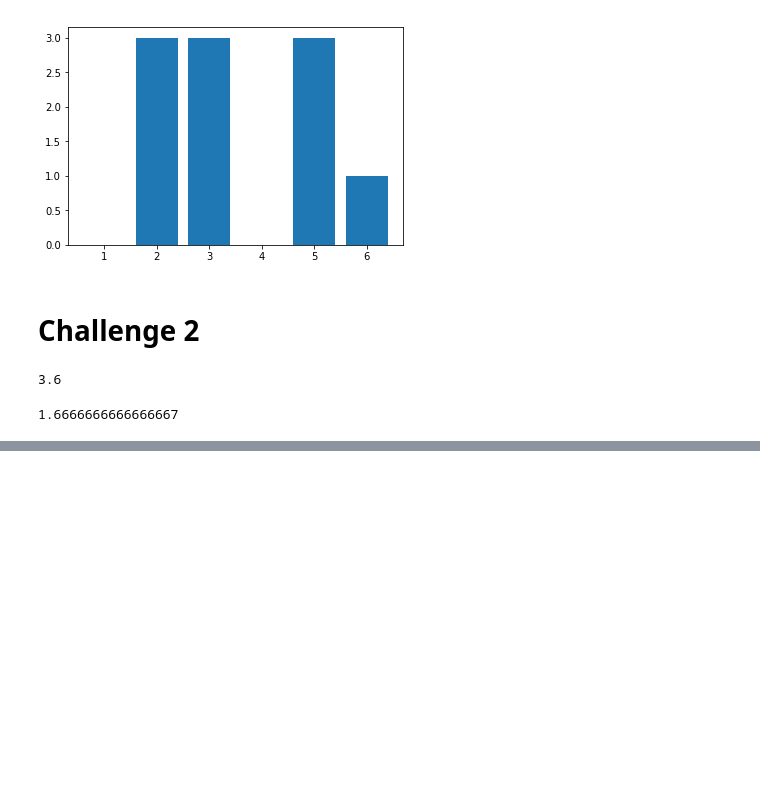
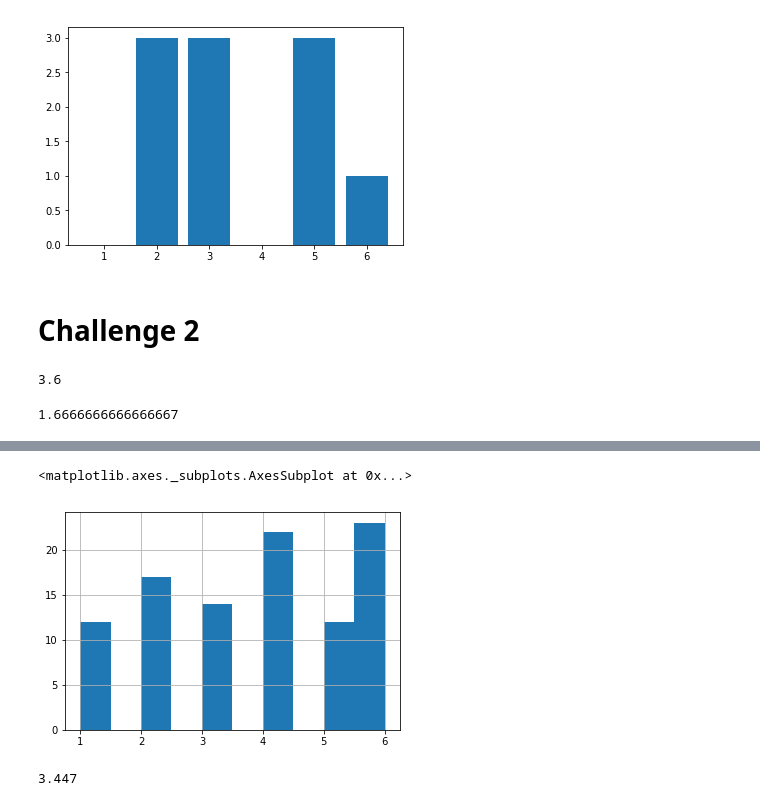
Before and after one commit to ta-data-bcn/descriptive-stats, a Jupyter notebook: main.ipynb, the cells around one changed output, grey strips where cells are left out. Drawn from its saved outputs; the diff is of its cells as text; code cells hidden in the pictures; blank space fills up the shorter version.

```diff
--- a/main.ipynb
+++ b/main.ipynb
@@ -103,0 +93,5 @@ quartiles(results)
+# %%
+roll_hundred['value'].sort_values().hist()
+# %% [output]
+<matplotlib.axes._subplots.AxesSubplot at 0x...>
+[figure, added]
@@ -103,0 +100,4 @@ quartiles(results)
+# %%
+mean(roll_thousand)
+# %% [output]
+3.447
```
Also changed, not shown: parts of 25 cells of this notebook, 2 other files.
